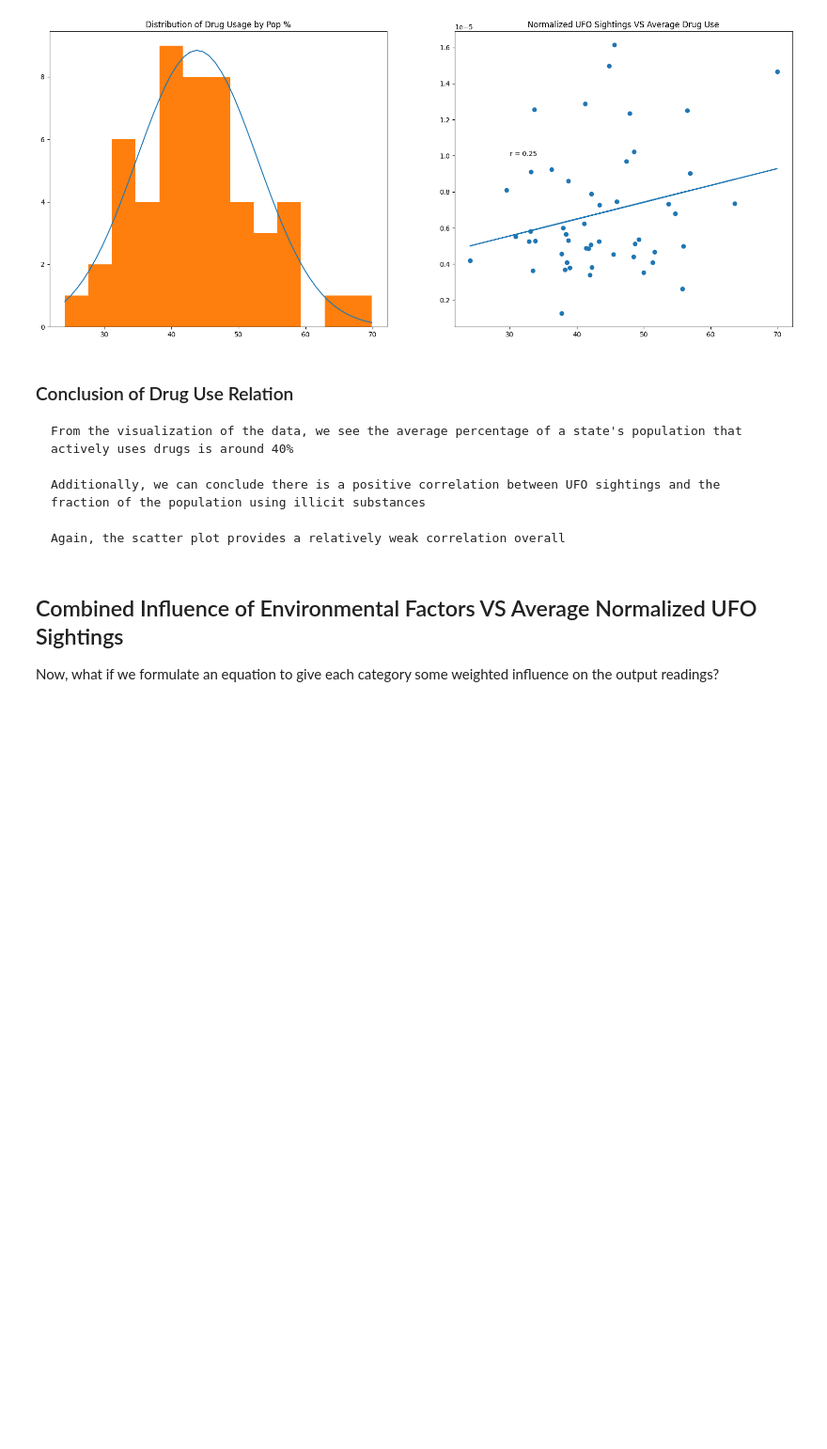
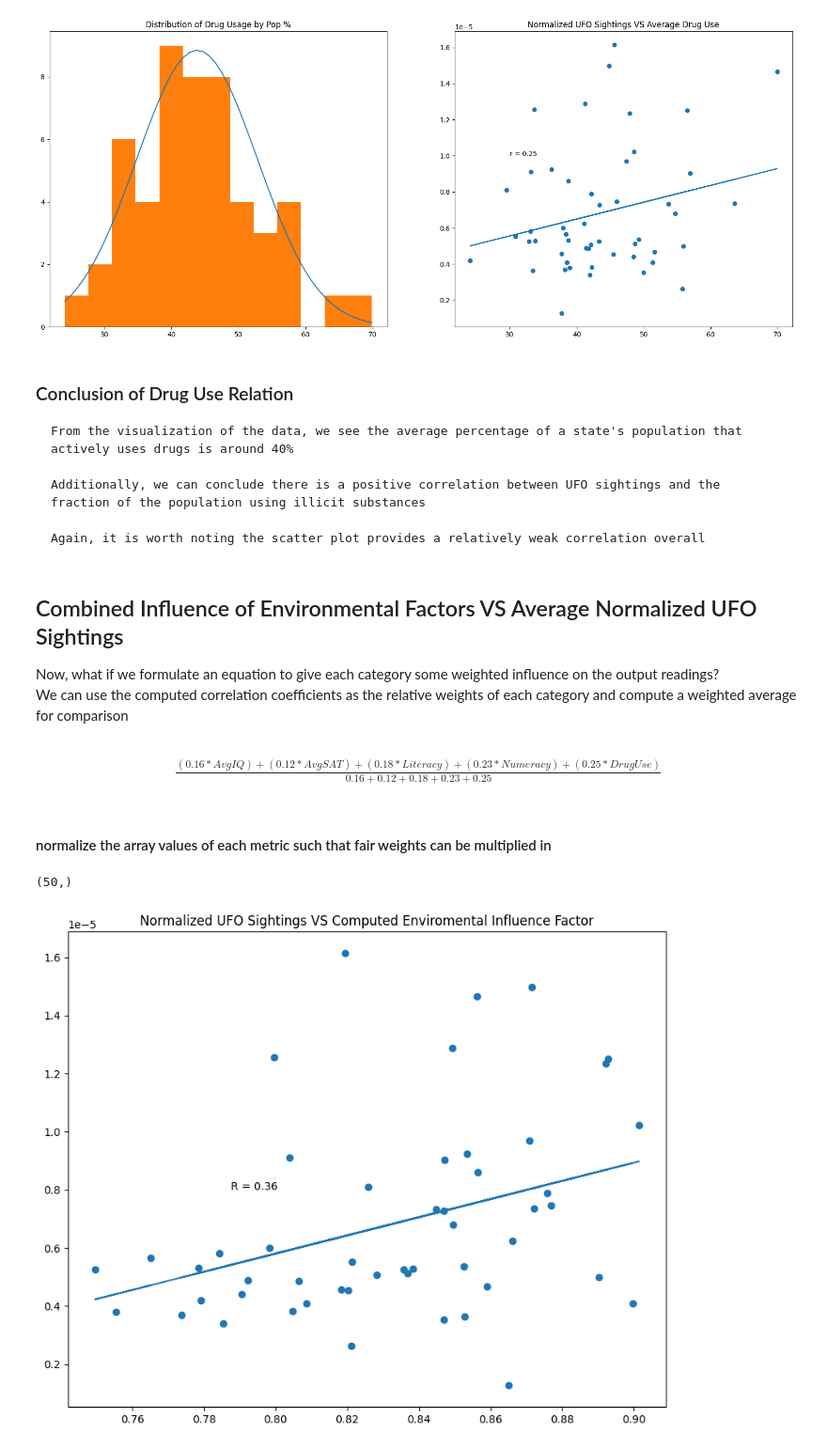
Before and after one commit to codycosta/ENGR201, a Jupyter notebook: weeks-9-10-final-project/project.ipynb, the cells around one changed output. Shown at 94% size. Cells and saved outputs as stored; diff of their text form; code cells hidden in the pictures; blank space fills up the shorter version.

Commit message:
computed weighted env influence added to the mess

```diff
--- a/weeks-9-10-final-project/project.ipynb
+++ b/weeks-9-10-final-project/project.ipynb
@@ -108,15 +109,13 @@ pop.shape
 # %%
 # creating a bar graph here
 
-normalized_ufo_sightings = []
+normalized_ufo_sightings = np.array([])
 
 for idx, state in enumerate(pop['State Abbreviation']):
     sights = np.sum(data['State'] == state)
     population = pop['2024 Population'][idx]
 
-    normalized_ufo_sightings.append(sights / population)
-
-# print(normalized_ufo_sightings)
+    normalized_ufo_sightings = np.append(normalized_ufo_sightings, sights / population)
 
 plt.figure(figsize=[20, 5])
 plt.bar(pop['State Abbreviation'], normalized_ufo_sightings)
@@ -197,7 +197,6 @@ iq_scores   = np.array([])
 sat_scores  = np.array([])
 literacy    = np.array([])
 numeracy    = np.array([])
-sights      = np.array(normalized_ufo_sightings)
 
 for idx, state in enumerate(pop['State Abbreviation']):
     row = iq_data['State Abbreviation'] == state
@@ -206,10 +205,10 @@ for idx, state in enumerate(pop['State Abbreviation']):
     literacy    = np.append(literacy, iq_data[row]['Literacy Rate'])
     numeracy    = np.append(numeracy, iq_data[row]['Numeracy Rate'])
 
-r1 = stats.pearsonr(iq_scores, sights)[0]
-r2 = stats.pearsonr(sat_scores, sights)[0]
-r3 = stats.pearsonr(literacy, sights)[0]
-r4 = stats.pearsonr(numeracy, sights)[0]
+r1 = stats.pearsonr(iq_scores, normalized_ufo_sightings)[0]
+r2 = stats.pearsonr(sat_scores, normalized_ufo_sightings)[0]
+r3 = stats.pearsonr(literacy, normalized_ufo_sightings)[0]
+r4 = stats.pearsonr(numeracy, normalized_ufo_sightings)[0]
 
 # plots
 
@@ -234,10 +233,10 @@ ax[3].text(0.65, 1.0e-5, f'r = {np.round(r4, 2)}')
 
 # linear regression
 
-m1, b1 = np.polyfit(iq_scores, sights, 1)
-m2, b2 = np.polyfit(sat_scores, sights, 1)
-m3, b3 = np.polyfit(literacy, sights, 1)
-m4, b4 = np.polyfit(numeracy, sights, 1)
+m1, b1 = np.polyfit(iq_scores, normalized_ufo_sightings, 1)
+m2, b2 = np.polyfit(sat_scores, normalized_ufo_sightings, 1)
+m3, b3 = np.polyfit(literacy, normalized_ufo_sightings, 1)
+m4, b4 = np.polyfit(numeracy, normalized_ufo_sightings, 1)
 
 ax[0].plot(iq_scores, m1 * iq_scores + b1)
 ax[1].plot(sat_scores, m2 * sat_scores + b2)
@@ -293,7 +292,7 @@ for idx, state in enumerate(pop['State Abbreviation']):
     row = drug_data['State Abbreviation'] == state
     drug_scores = np.append(drug_scores, drug_data[row]['Total Score'])
 
-r = stats.pearsonr(drug_scores, sights)[0]
+r5 = stats.pearsonr(drug_scores, normalized_ufo_sightings)[0]
 
 # plots
 
@@ -305,13 +304,13 @@ ax[0].set_title('Distribution of Drug Usage by Pop %')
 
 ax[1].scatter(drug_scores, normalized_ufo_sightings)
 ax[1].set_title('Normalized UFO Sightings VS Average Drug Use')
-ax[1].text(30, 1.0e-5, f'r = {np.round(r, 2)}')
+ax[1].text(30, 1.0e-5, f'r = {np.round(r5, 2)}')
 
 
 # linear regression
 
-m, b = np.polyfit(drug_scores, sights, 1)
-ax[1].plot(drug_scores, m * drug_scores + b)
+m5, b5 = np.polyfit(drug_scores, normalized_ufo_sightings, 1)
+ax[1].plot(drug_scores, m5 * drug_scores + b5)
 
 plt.show()
 # %% [output]
@@ -322,7 +321,36 @@ plt.show()
 
     Additionally, we can conclude there is a positive correlation between UFO sightings and the fraction of the population using illicit substances
 
-    Again, the scatter plot provides a relatively weak correlation overall
+    Again, it is worth noting the scatter plot provides a relatively weak correlation overall
 # %% [markdown]
 ## Combined Influence of Environmental Factors VS Average Normalized UFO Sightings
-Now, what if we formulate an equation to give each category some weighted influence on the output readings?
+Now, what if we formulate an equation to give each category some weighted influence on the output readings?\
+We can use the computed correlation coefficients as the relative weights of each category and compute a weighted average for comparison
+# %%
+%%latex
+\begin{align}
+\frac{(0.16 * Avg IQ) + (0.12 * Avg SAT) + (0.18 * Literacy) + (0.23 * Numeracy) + (0.25 * Drug Use)}{0.16 + 0.12 + 0.18 + 0.23 + 0.25}
+\end{align}
+# %% [output]
+\begin{align}
+\frac{(0.16 * Avg IQ) + (0.12 * Avg SAT) + (0.18 * Literacy) + (0.23 * Numeracy) + (0.25 * Drug Use)}{0.16 + 0.12 + 0.18 + 0.23 + 0.25}
+\end{align}
+# %% [markdown]
+#### normalize the array values of each metric such that fair weights can be multiplied in
+# %%
+ENV_INFLUENCE = (r1 * iq_scores/np.max(iq_scores) - r2 * sat_scores/np.max(sat_scores) + r3 * literacy/np.max(literacy) + r4 * numeracy/np.max(numeracy) + r5 * drug_scores/np.max(drug_scores)) / (r1 - r2 + r3 + r4 + r5)
+ENV_INFLUENCE.shape
+# %% [output]
+(50,)
+# %%
+M, B = np.polyfit(ENV_INFLUENCE, normalized_ufo_sightings, 1)
+R = stats.pearsonr(ENV_INFLUENCE, normalized_ufo_sightings)[0]
+
+plt.figure(figsize=[10, 8])
+plt.scatter(ENV_INFLUENCE, normalized_ufo_sightings)
+plt.plot(ENV_INFLUENCE, M * ENV_INFLUENCE + B)
+plt.annotate(f'R = {np.round(R, 2)}', (0.25 * np.max(ENV_INFLUENCE) + 0.75 * np.min(ENV_INFLUENCE), 0.8e-5))
+plt.title('Normalized UFO Sightings VS Computed Enviromental Influence Factor')
+plt.show()
+# %% [output]
+[figure, added]
```
Also changed, not shown: parts of 7 cells of this notebook, 1 other file.
